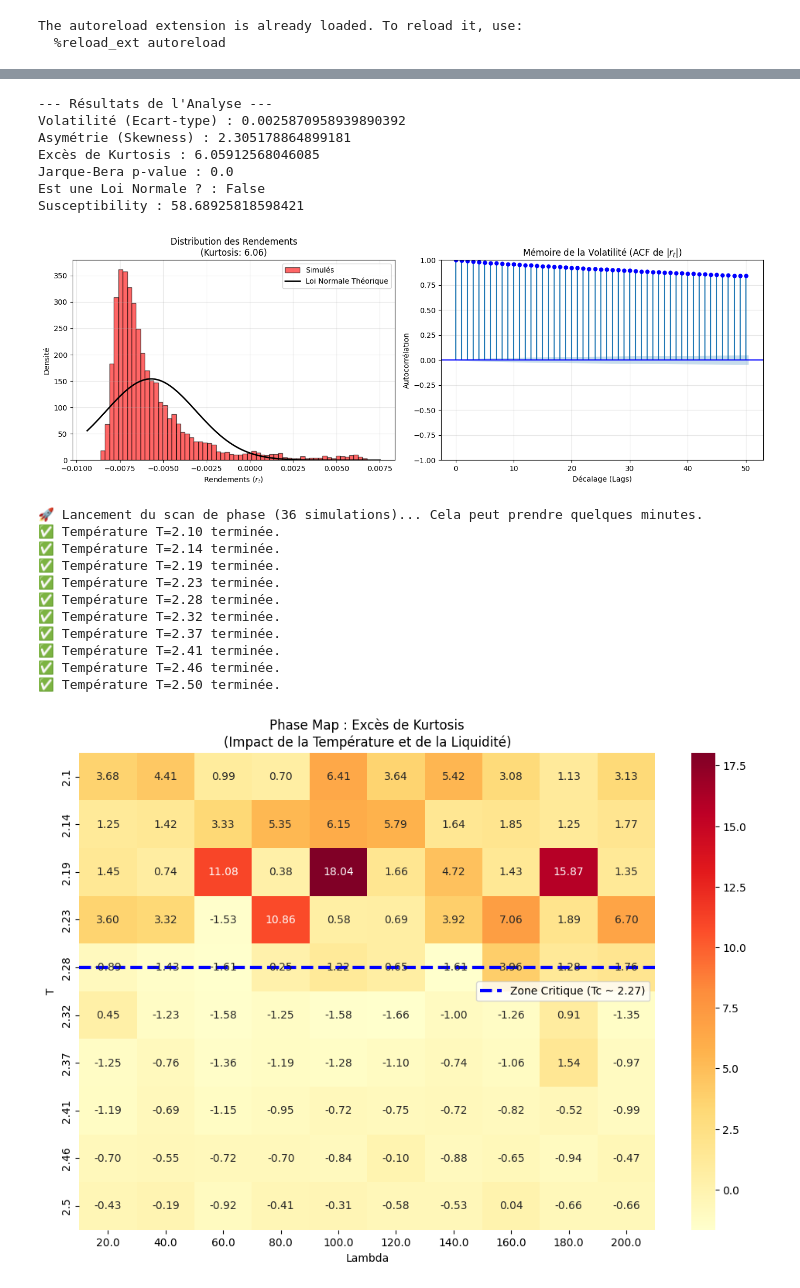
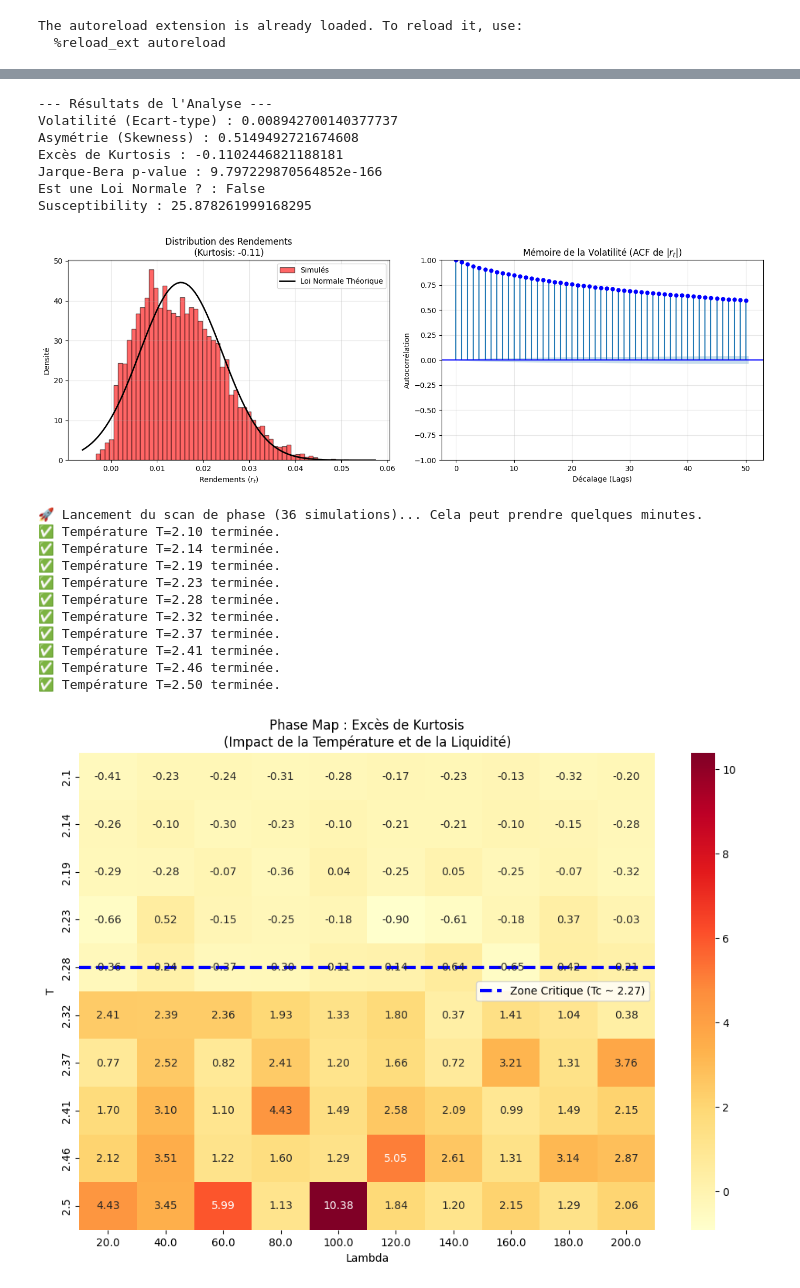
Before and after one commit to JulesPH-EPFL/Ising-Market-Dynamics, a Jupyter notebook: notebooks/analyse.ipynb, the cells around one changed output, grey strips where cells are left out. Drawn from its saved outputs; the diff is of its cells as text; code cells hidden in the pictures.

Commit message:
liquidité dyn

```diff
--- a/notebooks/analyse.ipynb
+++ b/notebooks/analyse.ipynb
@@ -21,26 +21,24 @@ from scipy.stats import norm
 The autoreload extension is already loaded. To reload it, use:
   %reload_ext autoreload
 # %%
-N = 2000
-
-list_T = np.linspace(2.255, 2.325, 50)
+list_T = np.linspace(2.26, 2.3, 100)
 dict_results = {}
 
 for T in list_T:
     sim = MarketSimulator(
-        N=N,
+        N=1000,
         T=T,
         J=1.0,
         h=0.0,
-        Delta_t=20000,
+        Delta_t=8000,
         P_0=100,
-        lambd=100
+        lambd_0=100
     )
 
     filename = sim.run()
 
     analyzer = MarketMetrics(filename)
-    susceptibility = analyzer.calculate_susceptibility(N, T)
+    susceptibility = analyzer.calculate_susceptibility(1000, T)
     dict_results[f"{T}"] = susceptibility
 
 
@@ -50,6 +48,7 @@ T_c = plot_susceptibility_curve(dict_results)
 # %%
 # Initialisation du simulateur
 T = T_c
+N = 2000
 
 sim = MarketSimulator(
     N=N,          # Taille du réseau (50x50)
@@ -58,7 +57,7 @@ sim = MarketSimulator(
     h=0.0,         # Champ externe
     Delta_t=20000,  # Nombre de pas de temps
     P_0=100,       # Prix initial
-    lambd=100      # Liquidité
+    lambd_0=100      # Liquidité
 )
 
 # Lancement et export automatique en .parquet
@@ -107,19 +106,21 @@ print(f"Susceptibility : {susceptibility}")
 analyzer.plot_stylized_facts(burn_in=1000)
 # %% [output]
 --- Résultats de l'Analyse ---
-Volatilité (Ecart-type) : 0.0025870958939890392
-Asymétrie (Skewness) : 2.305178864899181
-Excès de Kurtosis : 6.05912568046085
-Jarque-Bera p-value : 0.0
+Volatilité (Ecart-type) : 0.008942700140377737
+Asymétrie (Skewness) : 0.5149492721674608
+Excès de Kurtosis : -0.1102446821188181
+Jarque-Bera p-value : 9.797229870564852e-166
 Est une Loi Normale ? : False
-Susceptibility : 58.68925818598421
+Susceptibility : 25.878261999168295
-[figure, old version]
+[figure, new version]
 # %%
 # 1. Paramétrage des plages de test
 # On se focalise autour de ton Tc critique pour voir la transition
 temp_range = np.linspace(2.1, 2.5, 10)
 # On teste de très liquide (200) à peu liquide (20)
 lambda_range = np.linspace(20, 200, 10)
+
+kurt_max = 0
 
 # Initialisation de la matrice pour stocker le Kurtosis
 kurt_matrix = np.zeros((len(temp_range), len(lambda_range)))
@@ -137,7 +138,7 @@ for i, T in enumerate(temp_range):
             h=0.0,
             Delta_t=8000,
             P_0=100,
-            lambd=L
+            lambd_0=L
         )
 
         # On lance la simulation
@@ -149,7 +150,13 @@ for i, T in enumerate(temp_range):
         stats = analyzer.analyze_returns(burn_in=1000)
 
         # On stocke le Kurtosis
-        kurt_matrix[i, j] = stats["Excès de Kurtosis"]
+        current_kurt = stats["Excès de Kurtosis"]
+        kurt_matrix[i, j] = current_kurt
+
+        if current_kurt > kurt_max:
+            kurt_max = current_kurt
+            df_kurt_max = df.copy()
+            filename_kurt_max = filename
 
     print(f"✅ Température T={T:.2f} terminée.")
 
@@ -163,34 +170,34 @@ df_heatmap = pd.DataFrame(
     columns=np.round(lambda_range, 0)
 )
 
 # On trace la heatmap
 sns.heatmap(df_heatmap, annot=True, fmt=".2f", cmap="YlOrRd")
 
 # --- CORRECTION DE LA LIGNE BLEUE ---
 # On cherche l'indice de la température la plus proche de 2.27
-tc_theorique = 2.27
+tc_theorique = T_c
 # On trouve quelle ligne (0, 1, 2...) correspond au T le plus proche
 idx_proche = np.argmin(np.abs(temp_range - tc_theorique))
 
 # On ajoute la ligne (0.5 permet de centrer la ligne sur la case)
 plt.axhline(y=idx_proche + 0.5, color='blue', linestyle='--', linewidth=3,
-            label='Zone Critique (Tc ~ 2.27)')
+            label=f'Zone Critique (Tc ~ {T_c:.2f})')
 plt.xlabel('Lambda')
 plt.ylabel('T')
 plt.title("Phase Map : Excès de Kurtosis\n(Impact de la Température et de la Liquidité)")
 plt.legend()
 plt.show()
 # %% [output]
 🚀 Lancement du scan de phase (36 simulations)... Cela peut prendre quelques minutes.
 ✅ Température T=2.10 terminée.
 ✅ Température T=2.14 terminée.
 ✅ Température T=2.19 terminée.
 ✅ Température T=2.23 terminée.
 ✅ Température T=2.28 terminée.
 ✅ Température T=2.32 terminée.
 ✅ Température T=2.37 terminée.
 ✅ Température T=2.41 terminée.
 ✅ Température T=2.46 terminée.
 ✅ Température T=2.50 terminée.
-[figure, old version]
+[figure, new version]
 # %%
```
Also changed, not shown: parts of 3 cells of this notebook, 3 other files.
